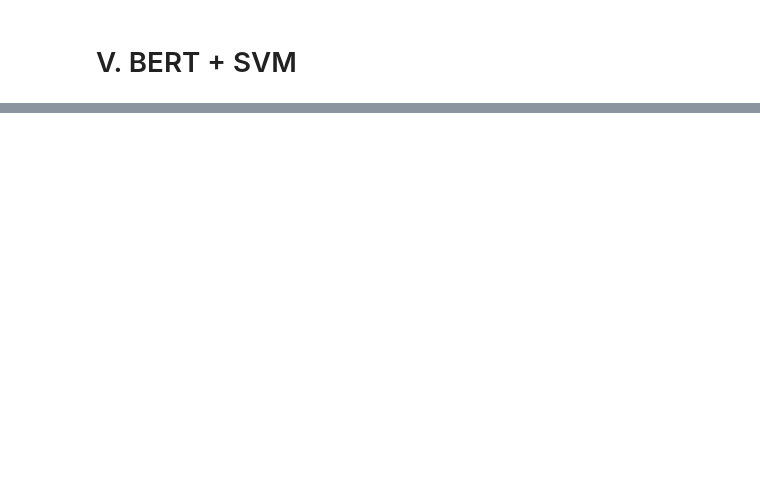
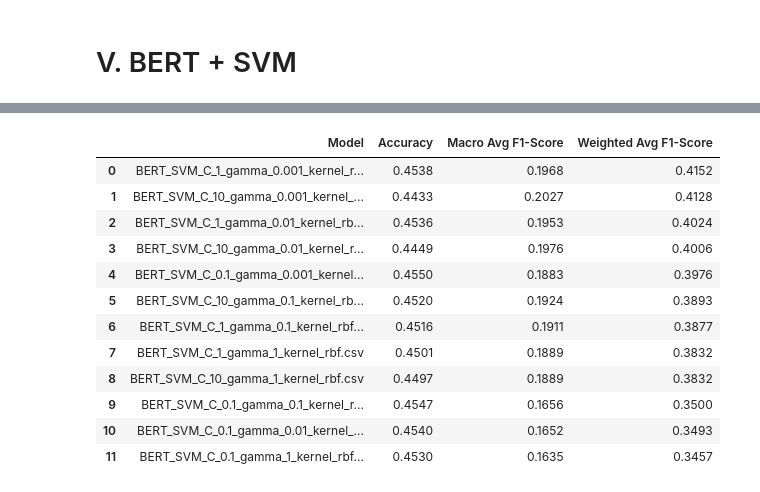
Before and after one commit to antek-lopacz/sentiment_analysis_bitcoin, a Jupyter notebook: main.ipynb, the cells around one changed output, grey strips where cells are left out. Drawn from its saved outputs; the diff is of its cells as text; code cells hidden in the pictures; blank space fills up the shorter version.

```diff
--- a/main.ipynb
+++ b/main.ipynb
@@ -542,0 +1078,35 @@ print("Predicted Class:", class_dict[predicted_class])
+# %%
+''' GENERATE CLASSIFICATION REPORTS FOR ALL BERT SVM MODELS '''
+reports_dir = FILES_DIR / "reports" / "classification_reports_bert_svm"
+reports_dir.mkdir(parents=True, exist_ok=True)
+grid_search = joblib.load(FILES_DIR / "pkl_files" / "svm_BERT_grid_search.pkl")
+
+summary_csv = reports_dir / "BERT_SVM_summary_classification_report.csv"
+if summary_csv.exists():
+    summary_df = pd.read_csv(summary_csv)
+else:
+    summary_df = evalkit.generate_svm_reports(
+        X_train=X_bert_post_embeddings_train,
+        y_train=y_train,
+        X_test=X_bert_post_embeddings_test,
+        y_test=y_test,
+        output_dir=reports_dir,
+        prefix="BERT_SVM",
+        grid_search=grid_search
+    )
+
+evalkit.display_report(summary_df, sort_col="Weighted Avg F1-Score")
+# %% [output]
+|  | Model | Accuracy | Macro Avg F1-Score | Weighted Avg F1-Score |
+| 0 | BERT_SVM_C_1_gamma_0.001_kernel_r... | 0.4538 | 0.1968 | 0.4152 |
+| 1 | BERT_SVM_C_10_gamma_0.001_kernel_... | 0.4433 | 0.2027 | 0.4128 |
+| 2 | BERT_SVM_C_1_gamma_0.01_kernel_rb... | 0.4536 | 0.1953 | 0.4024 |
+| 3 | BERT_SVM_C_10_gamma_0.01_kernel_r... | 0.4449 | 0.1976 | 0.4006 |
+| 4 | BERT_SVM_C_0.1_gamma_0.001_kernel... | 0.4550 | 0.1883 | 0.3976 |
+| 5 | BERT_SVM_C_10_gamma_0.1_kernel_rb... | 0.4520 | 0.1924 | 0.3893 |
+| 6 | BERT_SVM_C_1_gamma_0.1_kernel_rbf... | 0.4516 | 0.1911 | 0.3877 |
+| 7 | BERT_SVM_C_1_gamma_1_kernel_rbf.csv | 0.4501 | 0.1889 | 0.3832 |
+| 8 | BERT_SVM_C_10_gamma_1_kernel_rbf.csv | 0.4497 | 0.1889 | 0.3832 |
+| 9 | BERT_SVM_C_0.1_gamma_0.1_kernel_r... | 0.4547 | 0.1656 | 0.3500 |
+| 10 | BERT_SVM_C_0.1_gamma_0.01_kernel_... | 0.4540 | 0.1652 | 0.3493 |
+| 11 | BERT_SVM_C_0.1_gamma_1_kernel_rbf... | 0.4530 | 0.1635 | 0.3457 |
```
Also changed, not shown: parts of 99 cells of this notebook, 9 other files.
